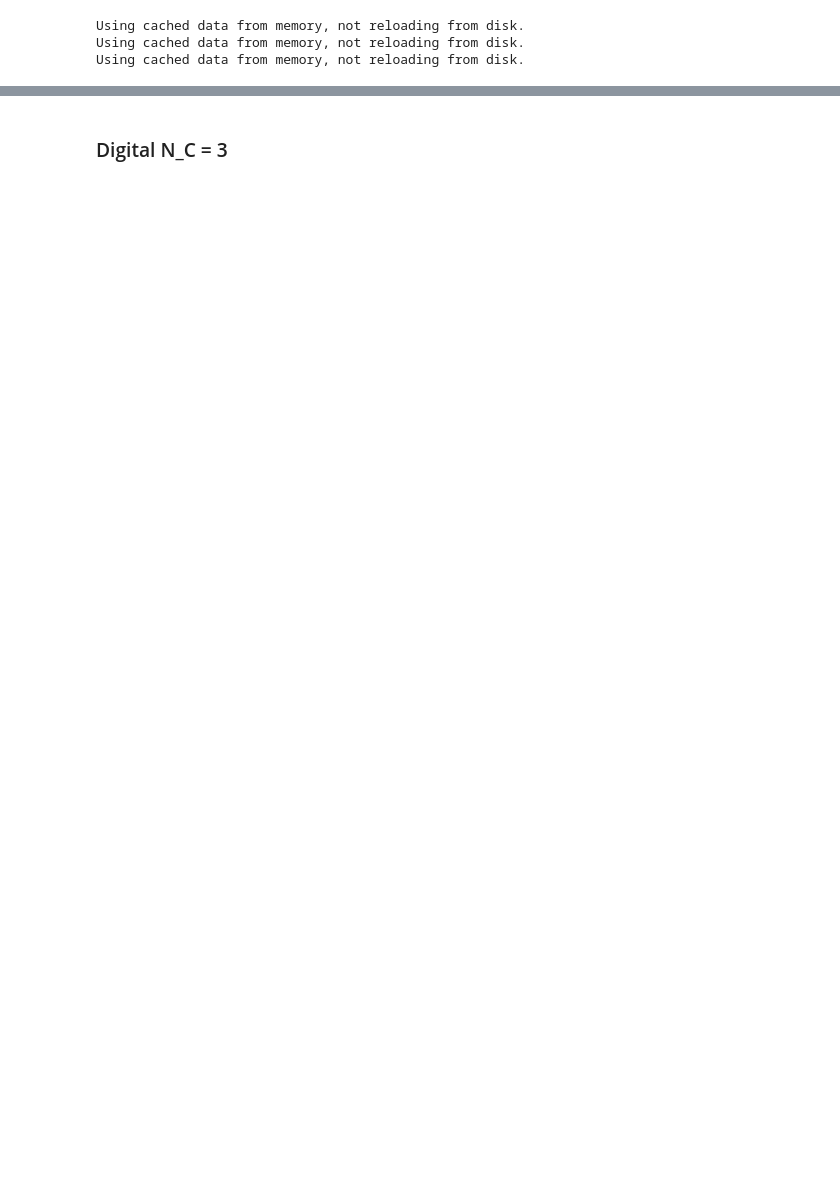
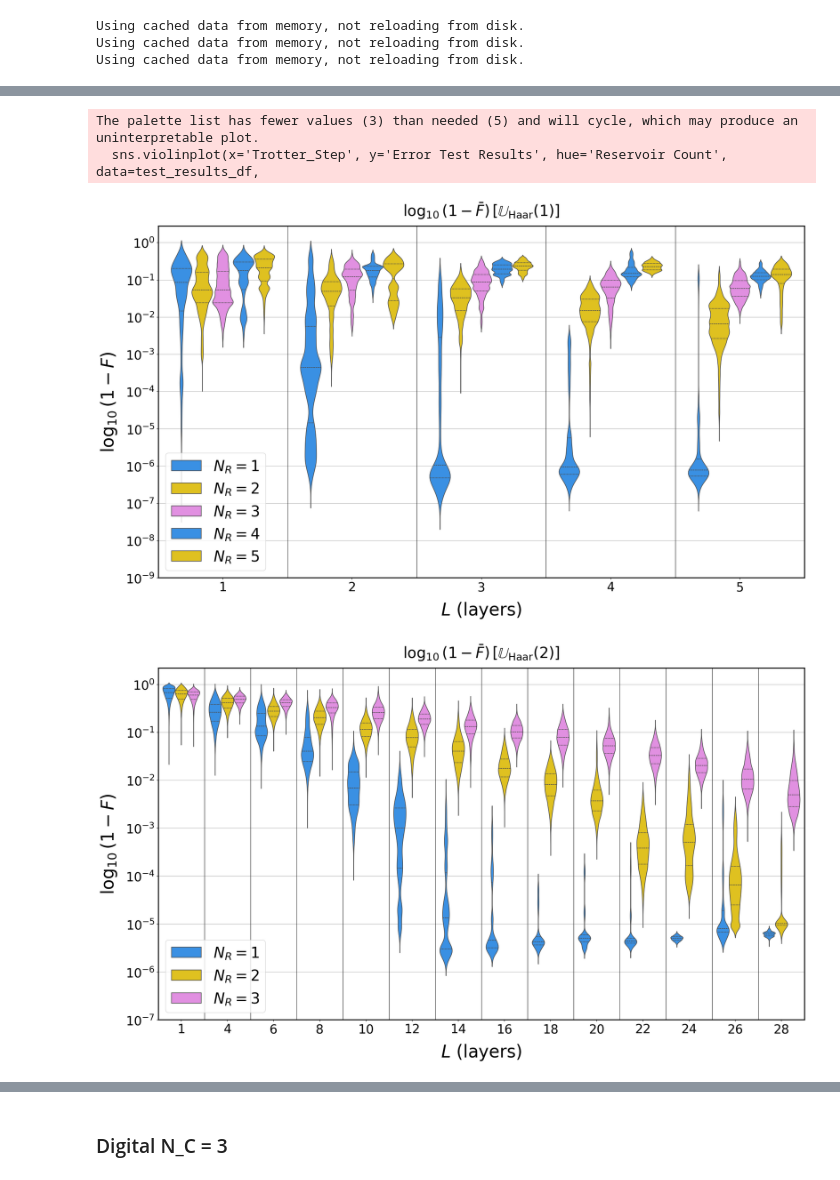
Before and after one commit to sophieblock/qrc, a Jupyter notebook: analog_model.ipynb, the cells around one changed output, grey strips where cells are left out. Cells and saved outputs as stored; diff of their text form; code cells hidden in the pictures; blank space fills up the shorter version.

```diff
--- a/analog_model.ipynb
+++ b/analog_model.ipynb
@@ -1169,7 +1600,7 @@ for N_ctrl in N_ctrls:
     data_df = data_df[data_df['Trotter_Step'].isin(trots)]
 
     # Explode test results into separate rows to plot each error individually
-    test_results_df = data_df.explode('Error Test Results')
+    test_results_df = data_df.explode('Error_Test_Results')
 
     # Find the common Trotter steps across all reservoir counts
     grouped_trotter_steps = test_results_df.groupby(['Trotter_Step', 'Reservoir Count']).size().unstack(fill_value=0)
@@ -1185,10 +1616,10 @@ for N_ctrl in N_ctrls:
     for spine in axs.spines.values():
         spine.set_linewidth(2)  # Set linewidth to 2 pixels
 
-    # Violin plot for Error Test Results (log10(1 - Test Results))
-    # sns.violinplot(x='Trotter_Step', y='Error Test Results', hue='Reservoir Count', data=test_results_df,
+    # Violin plot for Error_Test_Results (log10(1 - Test Results))
+    # sns.violinplot(x='Trotter_Step', y='Error_Test_Results', hue='Reservoir Count', data=test_results_df,
     #                ax=axs, palette=custom_palette,  inner='quartile', saturation=0.75)
-    sns.violinplot(x='Trotter_Step', y='Error Test Results', hue='Reservoir Count', data=test_results_df,
+    sns.violinplot(x='Trotter_Step', y='Error_Test_Results', hue='Reservoir Count', data=test_results_df,
                    ax=axs, palette=custom_palette, density_norm='width', inner='quartile',saturation=0.75)
 
     # Set titles and labels with padding
@@ -1200,33 +1631,38 @@ for N_ctrl in N_ctrls:
     axs.yaxis.grid(True)
     axs.xaxis.grid(False)
     axs.set_axisbelow(True)
 
     # Customize the legend
     handles, labels = axs.get_legend_handles_labels()
     axs.legend(handles, [f'$N_R = {label}$' for label in labels], loc='lower left', fontsize=30)
 
     # Set Y-ticks and labels
     y_ticks = axs.get_yticks()
     whole_y_ticks = [tick for tick in y_ticks if tick == int(tick) and tick <= 0]
     min_tick = min(whole_y_ticks)
     max_tick = max(whole_y_ticks)
     whole_y_ticks = np.arange(min_tick,max_tick+1,1)
     axs.set_yticks(whole_y_ticks)
     axs.set_yticklabels([f'$10^{{{int(tick)}}}$' for tick in whole_y_ticks])
 
     # Set tick parameters
     axs.tick_params(axis='y', labelsize=25)
     axs.tick_params(axis='x', labelsize=25)
 
     # Add vertical lines to separate groups
     unique_trotter_steps = test_results_df['Trotter_Step'].unique()
     positions = range(1, len(unique_trotter_steps), 1)
     for pos in positions:
         axs.axvline(x=pos - 0.5, color='black', linewidth=0.75)
 
     # Show the plot for the current N_ctrl
     plt.tight_layout()
     plt.show()
+# %% [output]
+The palette list has fewer values (3) than needed (5) and will cycle, which may produce an uninterpretable plot.
+  sns.violinplot(x='Trotter_Step', y='Error Test Results', hue='Reservoir Count', data=test_results_df,
+[figure, added]
+[figure, added]
 # %%
 data_df = all_data_df[all_data_df['N_C'] == 1]
 # filt_df = data_df[data_df['Reservoir Count'] == 2]
```
Also changed, not shown: parts of 18 cells of this notebook.
